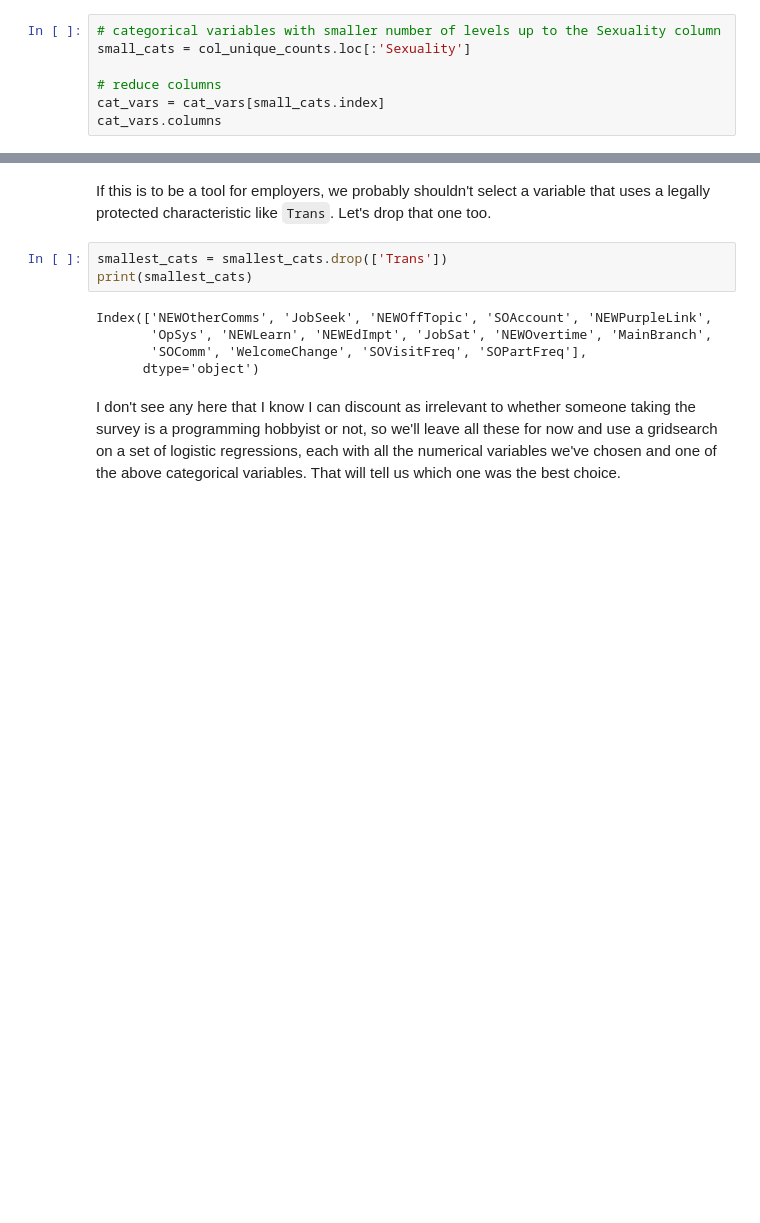
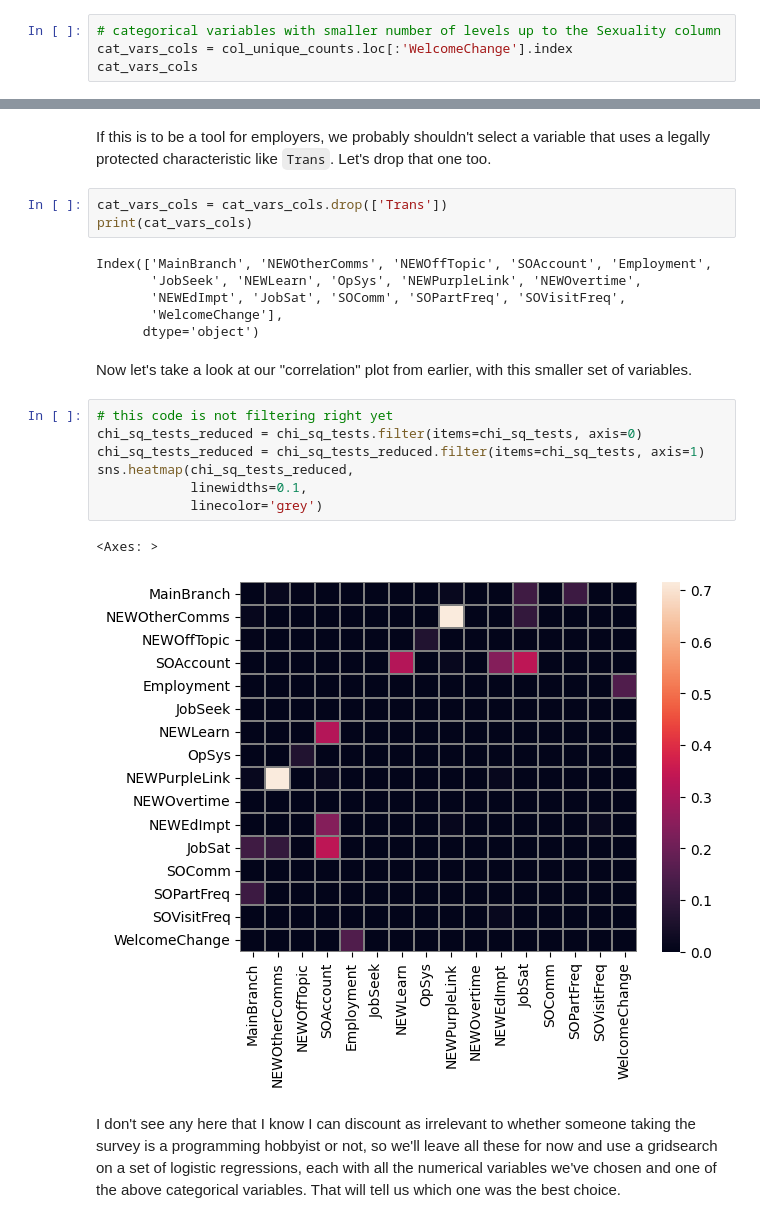
Before and after one commit to lmr97/datamining_proj_final, a Jupyter notebook: Project4.ipynb, the cells around one changed output, grey strips where cells are left out. Cells and saved outputs as stored; diff of their text form; blank space fills up the shorter version.

```diff
--- a/Project4.ipynb
+++ b/Project4.ipynb
@@ -100,8 +108,5 @@ Some of these variables have hundreds or even thousands of levels! Looks like we
 # %%
 # categorical variables with smaller number of levels up to the Sexuality column
-small_cats = col_unique_counts.loc[:'Sexuality']
-
-# reduce columns
-cat_vars = cat_vars[small_cats.index]
-cat_vars.columns
+cat_vars_cols = col_unique_counts.loc[:'WelcomeChange'].index
+cat_vars_cols
 # %% [output]
@@ -197,13 +193,26 @@ Index(['NEWOtherComms', 'Trans', 'JobSeek', 'NEWOffTopic', 'SOAccount',
 # %% [markdown]
 If this is to be a tool for employers, we probably shouldn't select a variable that uses a legally protected characteristic like `Trans`. Let's drop that one too.
 # %%
-smallest_cats = smallest_cats.drop(['Trans'])
-print(smallest_cats)
+cat_vars_cols = cat_vars_cols.drop(['Trans'])
+print(cat_vars_cols)
 # %% [output]
-Index(['NEWOtherComms', 'JobSeek', 'NEWOffTopic', 'SOAccount', 'NEWPurpleLink',
-       'OpSys', 'NEWLearn', 'NEWEdImpt', 'JobSat', 'NEWOvertime', 'MainBranch',
-       'SOComm', 'WelcomeChange', 'SOVisitFreq', 'SOPartFreq'],
+Index(['MainBranch', 'NEWOtherComms', 'NEWOffTopic', 'SOAccount', 'Employment',
+       'JobSeek', 'NEWLearn', 'OpSys', 'NEWPurpleLink', 'NEWOvertime',
+       'NEWEdImpt', 'JobSat', 'SOComm', 'SOPartFreq', 'SOVisitFreq',
+       'WelcomeChange'],
       dtype='object')
+# %% [markdown]
+Now let's take a look at our "correlation" plot from earlier, with this smaller set of variables.
+# %%
+# this code is not filtering right yet
+chi_sq_tests_reduced = chi_sq_tests.filter(items=chi_sq_tests, axis=0)
+chi_sq_tests_reduced = chi_sq_tests_reduced.filter(items=chi_sq_tests, axis=1)
+sns.heatmap(chi_sq_tests_reduced,
+            linewidths=0.1,
+            linecolor='grey')
+# %% [output]
+<Axes: >
+[figure, added]
 # %% [markdown]
 I don't see any here that I know I can discount as irrelevant to whether someone taking the survey is a programming hobbyist or not, so we'll leave all these for now and use a gridsearch on a set of logistic regressions, each with all the numerical variables we've chosen and one of the above categorical variables. That will tell us which one was the best choice.
 # %% [markdown]
```
Also changed, not shown: parts of 21 cells of this notebook, 1 other file.
